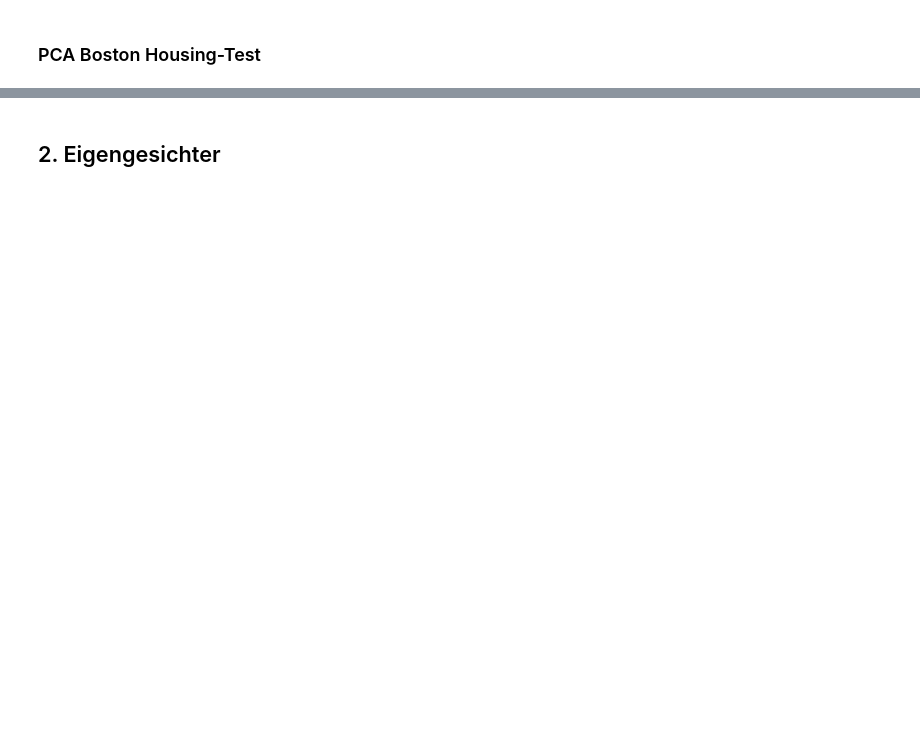
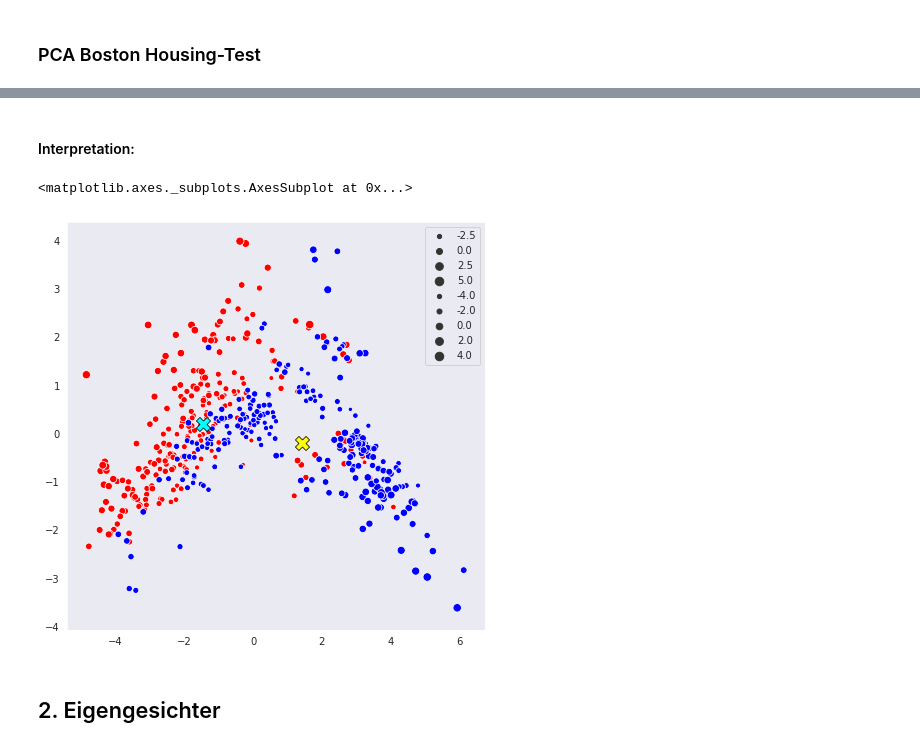
Before and after one commit to hekrause/htwg_mldl, a Jupyter notebook: Uebungen/Uebung02/Notebooks/work.ipynb, the cells around one changed output, grey strips where cells are left out. Cells and saved outputs as stored; diff of their text form; code cells hidden in the pictures; blank space fills up the shorter version.

```diff
--- a/Uebungen/Uebung02/Notebooks/work.ipynb
+++ b/Uebungen/Uebung02/Notebooks/work.ipynb
@@ -267,3 +145,22 @@ corr.style.background_gradient(cmap=cmap, axis=None).set_precision(2)
+# %% [markdown]
+#### Interpretation:
+# %%
+fig, axes = plt.subplots(1,1, figsize=(7.5, 7.5))
+sns.set_style("dark")
+tgt_median = np.median(boston_full['TGT'])
+tgt_low = projected_data[boston_full['TGT'] <= tgt_median]
+tgt_high = projected_data[boston_full['TGT'] > tgt_median]
+
+x_low, y_low = np.mean(tgt_low[:, 0]), np.mean(tgt_low[:, 1])
+x_high, y_high = np.mean(tgt_high[:, 0]), np.mean(tgt_high[:, 1])
+
+sns.scatterplot(tgt_high[:, 0], tgt_high[:, 1], size=tgt_high[:, 2], color="red", ax=axes)
+sns.scatterplot(tgt_low[:, 0], tgt_low[:, 1], size=tgt_low[:, 2], color="blue", ax=axes)
+sns.scatterplot([x_low], [y_low], color="yellow", s=200, marker="X", edgecolor='k', ax=axes)
+sns.scatterplot([x_high], [y_high], color="cyan", s=200, marker="X", edgecolor='k', ax=axes)
+# %% [output]
+<matplotlib.axes._subplots.AxesSubplot at 0x...>
+[figure, added]
 # %% [markdown]
 ## 2. Eigengesichter
 # %%
```
Also changed, not shown: parts of 22 cells of this notebook.
